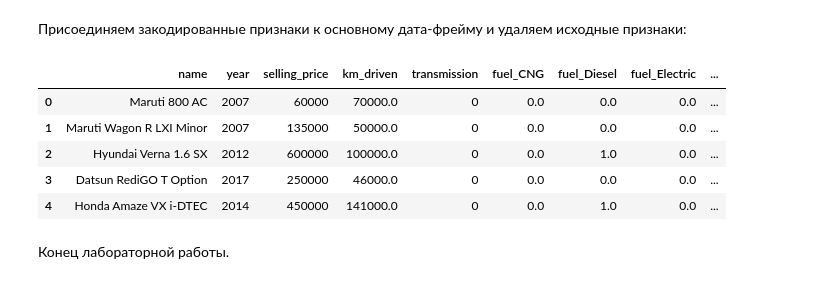
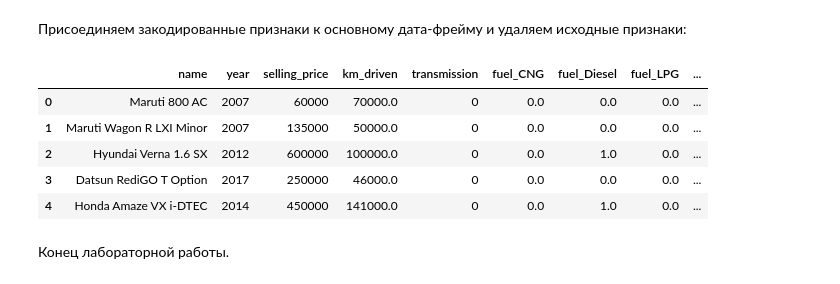
Before and after one commit to Victor-EZ/Machine-Learning, a Jupyter notebook: LR3/LR3.ipynb, the cells around one changed output. Drawn from its saved outputs; the diff is of its cells as text; code cells hidden in the pictures.

```diff
--- a/LR3/LR3.ipynb
+++ b/LR3/LR3.ipynb
@@ -295,12 +295,11 @@ dfEnc.head()
 Присоединяем закодированные признаки к основному дата-фрейму и удаляем исходные признаки:
 # %%
 dfD = dfD.join(dfEnc)
-dfD.drop('owner', axis=1, inplace = True)
-dfD.drop('fuel', axis=1, inplace = True)
-dfD.drop('seller_type', axis=1, inplace = True)
+dfD.drop(['owner', 'fuel', 'seller_type', 'owner_Test Drive Car',
+          'fuel_Electric', 'seller_type_Trustmark Dealer'], axis=1, inplace = True)
 dfD.head()
 # %% [output]
-|  | name | year | selling_price | km_driven | transmission | fuel_CNG | fuel_Diesel | fuel_Electric | ... |
+|  | name | year | selling_price | km_driven | transmission | fuel_CNG | fuel_Diesel | fuel_LPG | ... |
 | 0 | Maruti 800 AC | 2007 | 60000 | 70000.0 | 0 | 0.0 | 0.0 | 0.0 | ... |
 | 1 | Maruti Wagon R LXI Minor | 2007 | 135000 | 50000.0 | 0 | 0.0 | 0.0 | 0.0 | ... |
 | 2 | Hyundai Verna 1.6 SX | 2012 | 600000 | 100000.0 | 0 | 0.0 | 1.0 | 0.0 | ... |
```
